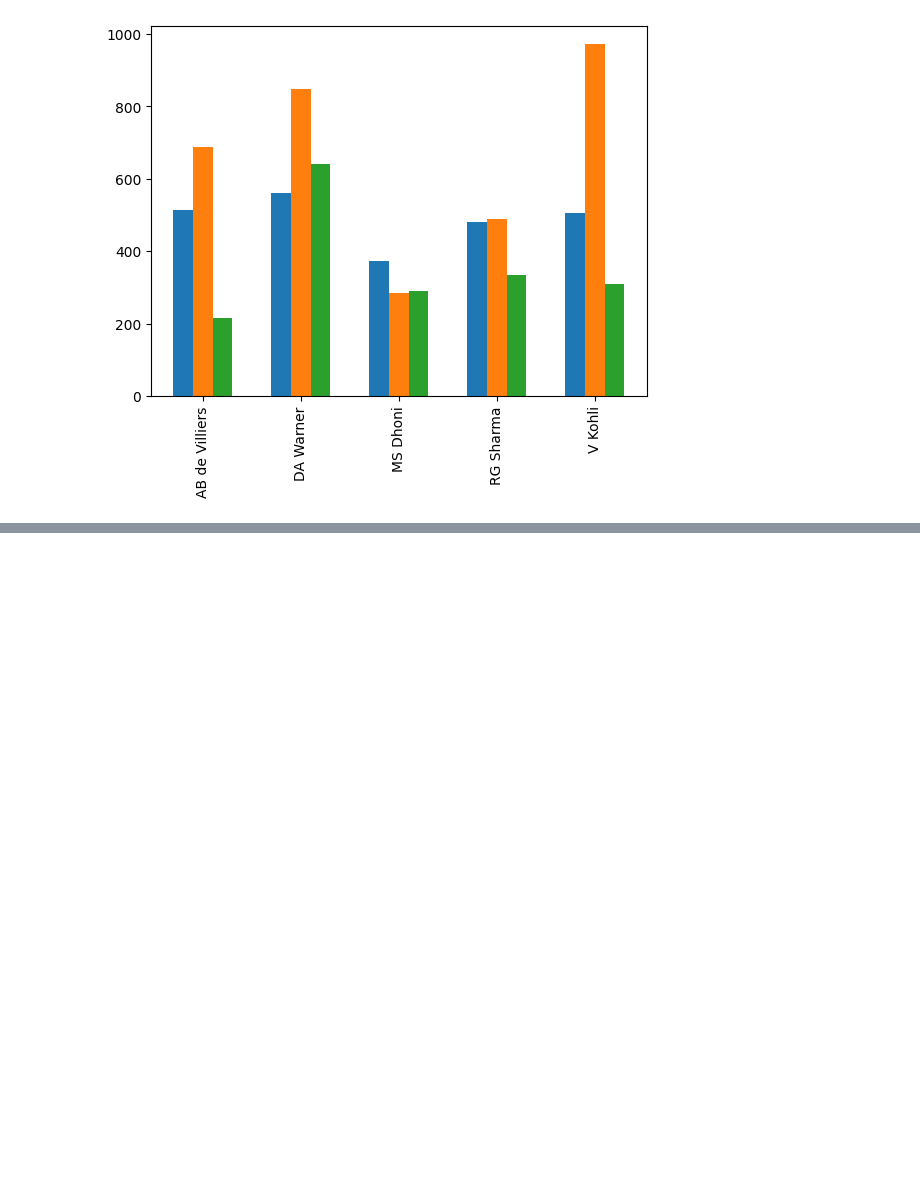
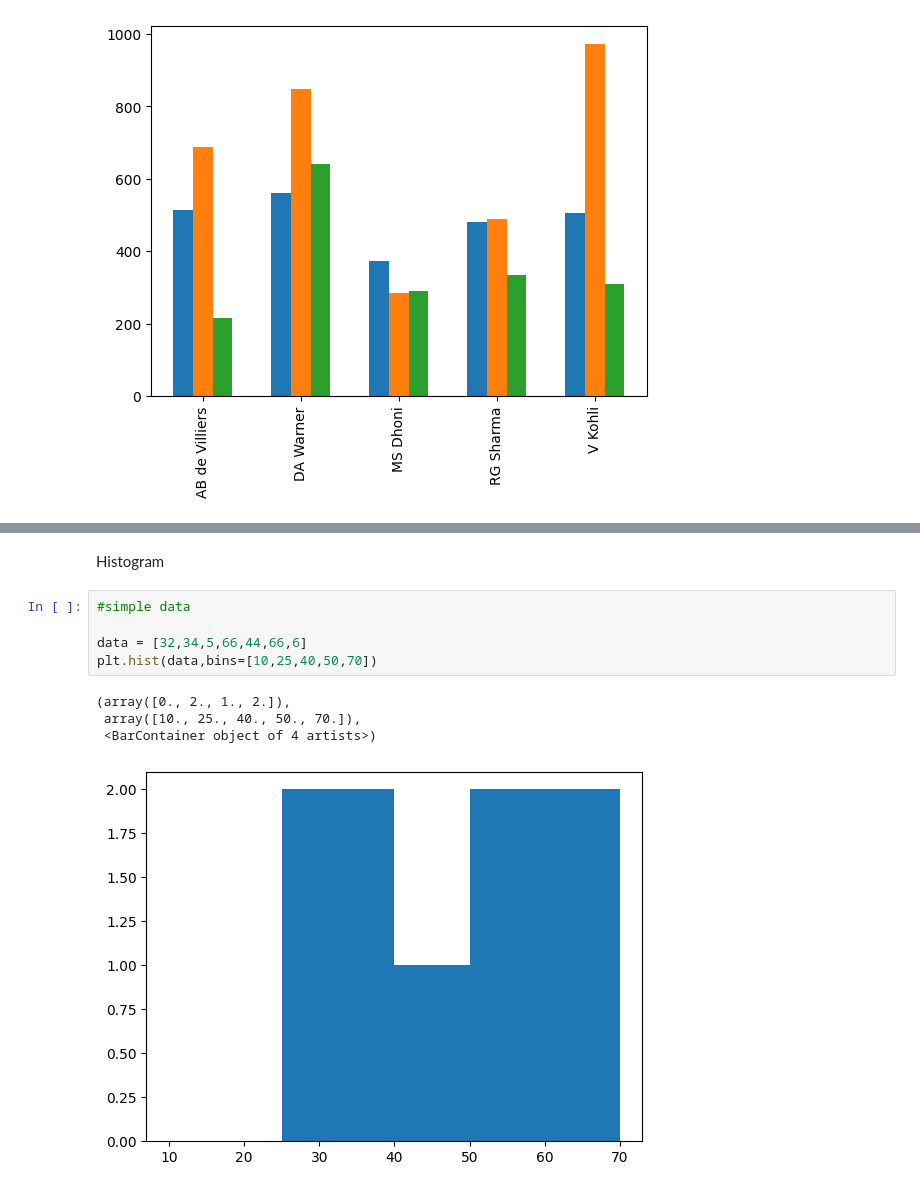
Before and after one commit to rushipatil1808/Python_Libraries, a Jupyter notebook: Matplotlib/Visuliazation.ipynb, the cells around one changed output, grey strips where cells are left out. Saved outputs shown, nothing was run; the diff lists cells and outputs as text; blank space fills up the shorter version.

```diff
--- a/Matplotlib/Visuliazation.ipynb
+++ b/Matplotlib/Visuliazation.ipynb
@@ -161,0 +183,12 @@ plt.show()
+# %% [markdown]
+Histogram
+# %%
+#simple data
+
+data = [32,34,5,66,44,66,6]
+plt.hist(data,bins=[10,25,40,50,70])
+# %% [output]
+(array([0., 2., 1., 2.]),
+ array([10., 25., 40., 50., 70.]),
+ <BarContainer object of 4 artists>)
+[figure, added]
```
Also changed, not shown: parts of 12 cells of this notebook, 2 other files.
